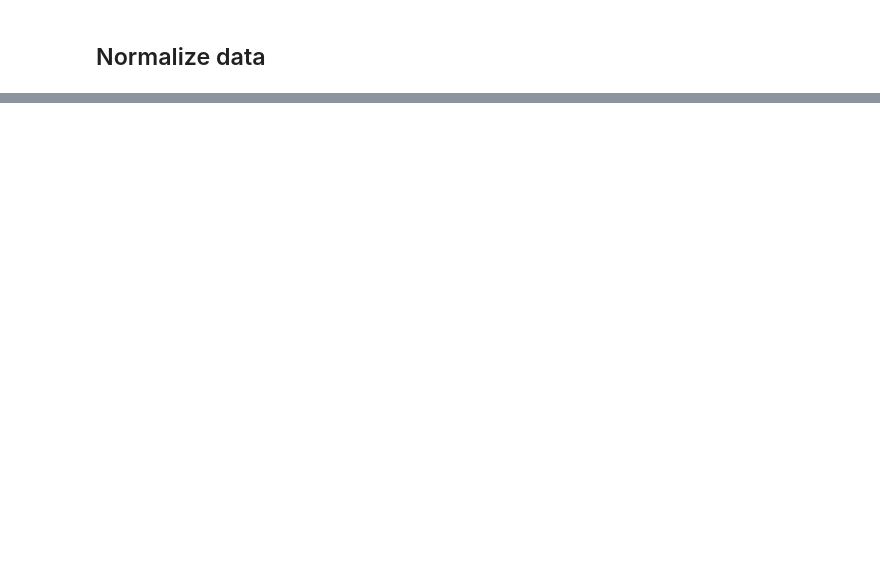
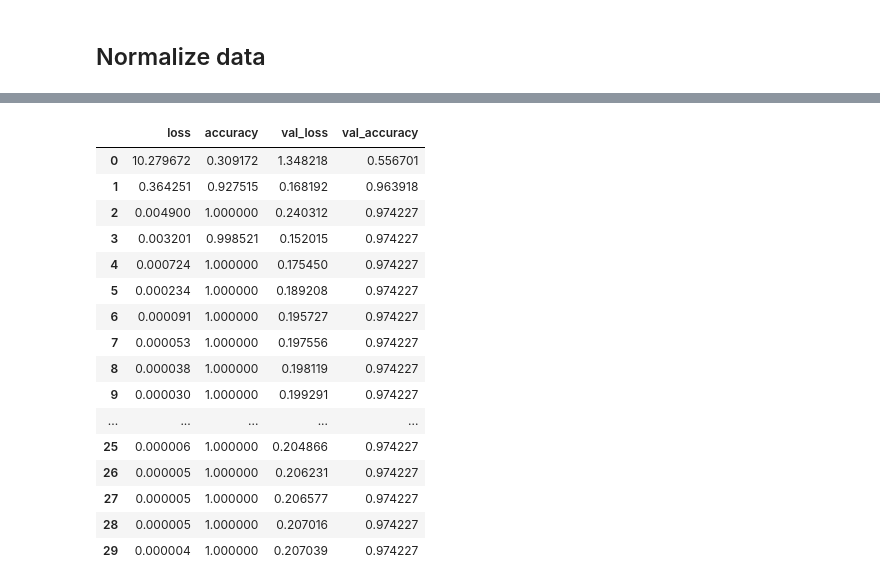
Before and after one commit to itsjustdannyb/Image-Classification, a Jupyter notebook: dog_breed_classifier.ipynb, the cells around one changed output, grey strips where cells are left out. Saved outputs shown, nothing was run; the diff lists cells and outputs as text; code cells hidden in the pictures; blank space fills up the shorter version.

```diff
--- a/dog_breed_classifier.ipynb
+++ b/dog_breed_classifier.ipynb
@@ -51,0 +299,22 @@ X_scaled = X / 225
+# %%
+cnn_history = cnn_model.history.history
+cnn_history = pd.DataFrame(cnn_history)
+cnn_history
+# %% [output]
+|  | loss | accuracy | val_loss | val_accuracy |
+| 0 | 10.279672 | 0.309172 | 1.348218 | 0.556701 |
+| 1 | 0.364251 | 0.927515 | 0.168192 | 0.963918 |
+| 2 | 0.004900 | 1.000000 | 0.240312 | 0.974227 |
+| 3 | 0.003201 | 0.998521 | 0.152015 | 0.974227 |
+| 4 | 0.000724 | 1.000000 | 0.175450 | 0.974227 |
+| 5 | 0.000234 | 1.000000 | 0.189208 | 0.974227 |
+| 6 | 0.000091 | 1.000000 | 0.195727 | 0.974227 |
+| 7 | 0.000053 | 1.000000 | 0.197556 | 0.974227 |
+| 8 | 0.000038 | 1.000000 | 0.198119 | 0.974227 |
+| 9 | 0.000030 | 1.000000 | 0.199291 | 0.974227 |
+| ... | ... | ... | ... | ... |
+| 25 | 0.000006 | 1.000000 | 0.204866 | 0.974227 |
+| 26 | 0.000005 | 1.000000 | 0.206231 | 0.974227 |
+| 27 | 0.000005 | 1.000000 | 0.206577 | 0.974227 |
+| 28 | 0.000005 | 1.000000 | 0.207016 | 0.974227 |
+| 29 | 0.000004 | 1.000000 | 0.207039 | 0.974227 |
```
Also changed, not shown: parts of 25 cells of this notebook.
